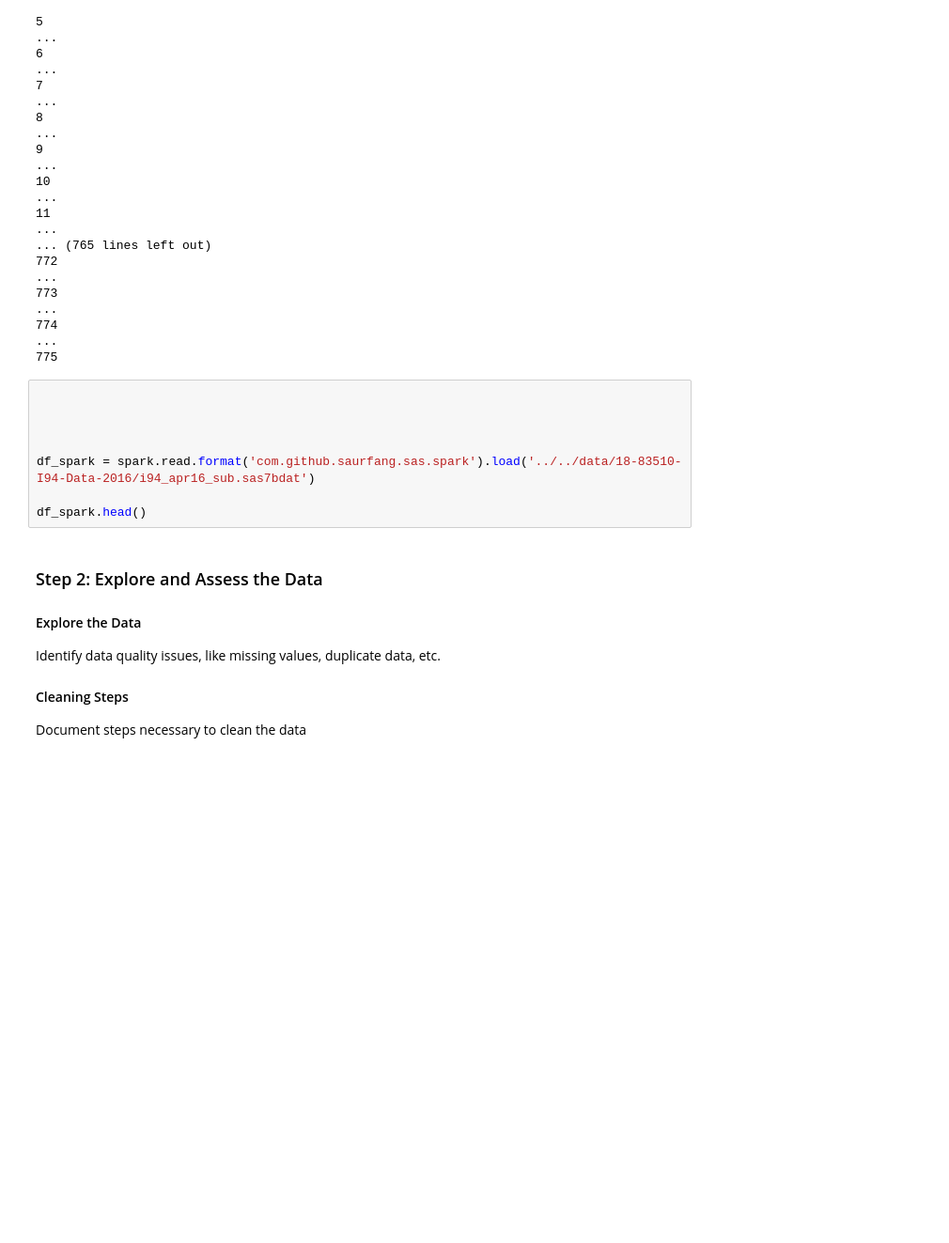
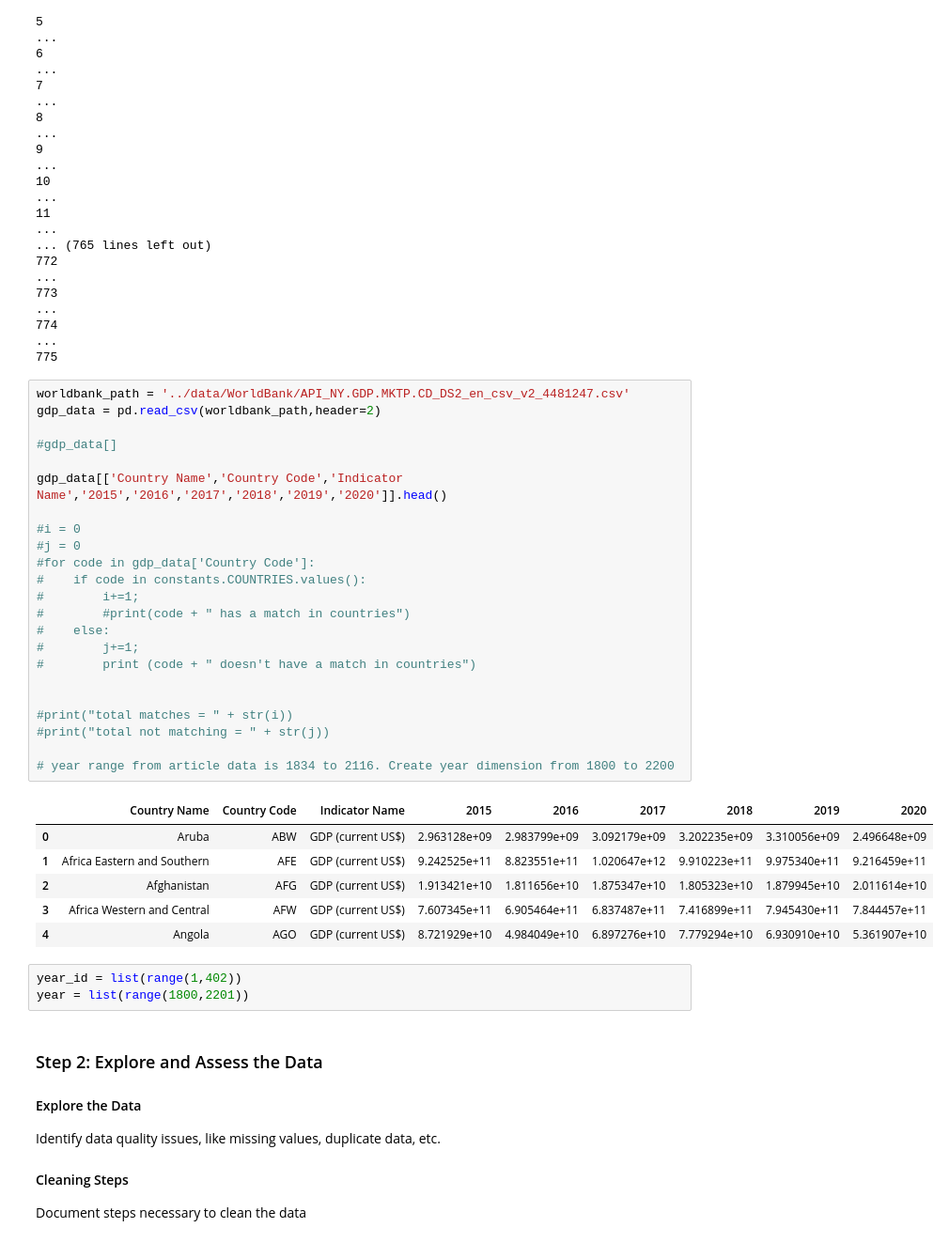
Before and after one commit to jimswainston/udacity-data-engineering-capstone, a Jupyter notebook: src/CapstoneProjectTemplate.ipynb, the cells around one changed output. Shown at 94% size. Drawn from its saved outputs; the diff is of its cells as text; blank space fills up the shorter version.

Commit message:
POC for reading in GDP data and creating date dimension data frame

```diff
--- a/src/CapstoneProjectTemplate.ipynb
+++ b/src/CapstoneProjectTemplate.ipynb
@@ -248,14 +254,39 @@ affiliationErrors["affiliation_name"]
 773                                                                                                                                                                                                      ...
 774                                                                                                                                                                                                      ...
 775
-# %%
-
-
-
-
-df_spark = spark.read.format('com.github.saurfang.sas.spark').load('../../data/18-83510-I94-Data-2016/i94_apr16_sub.sas7bdat')
-
-df_spark.head()
+# %%
+worldbank_path = '../data/WorldBank/API_NY.GDP.MKTP.CD_DS2_en_csv_v2_4481247.csv'
+gdp_data = pd.read_csv(worldbank_path,header=2)
+
+#gdp_data[]
+
+gdp_data[['Country Name','Country Code','Indicator Name','2015','2016','2017','2018','2019','2020']].head()
+
+#i = 0
+#j = 0
+#for code in gdp_data['Country Code']:
+#    if code in constants.COUNTRIES.values():
+#        i+=1;
+#        #print(code + " has a match in countries")
+#    else:
+#        j+=1;
+#        print (code + " doesn't have a match in countries")
+
+
+#print("total matches = " + str(i))
+#print("total not matching = " + str(j))
+
+# year range from article data is 1834 to 2116. Create year dimension from 1800 to 2200
+# %% [output]
+|  | Country Name | Country Code | Indicator Name | 2015 | 2016 | 2017 | 2018 | 2019 | 2020 |
+| 0 | Aruba | ABW | GDP (current US$) | 2.963128e+09 | 2.983799e+09 | 3.092179e+09 | 3.202235e+09 | 3.310056e+09 | 2.496648e+09 |
+| 1 | Africa Eastern and Southern | AFE | GDP (current US$) | 9.242525e+11 | 8.823551e+11 | 1.020647e+12 | 9.910223e+11 | 9.975340e+11 | 9.216459e+11 |
+| 2 | Afghanistan | AFG | GDP (current US$) | 1.913421e+10 | 1.811656e+10 | 1.875347e+10 | 1.805323e+10 | 1.879945e+10 | 2.011614e+10 |
+| 3 | Africa Western and Central | AFW | GDP (current US$) | 7.607345e+11 | 6.905464e+11 | 6.837487e+11 | 7.416899e+11 | 7.945430e+11 | 7.844457e+11 |
+| 4 | Angola | AGO | GDP (current US$) | 8.721929e+10 | 4.984049e+10 | 6.897276e+10 | 7.779294e+10 | 6.930910e+10 | 5.361907e+10 |
+# %%
+year_id = list(range(1,402))
+year = list(range(1800,2201))
 # %% [markdown]
 ### Step 2: Explore and Assess the Data
 #### Explore the Data
```
Also changed, not shown: parts of 5 cells of this notebook.
